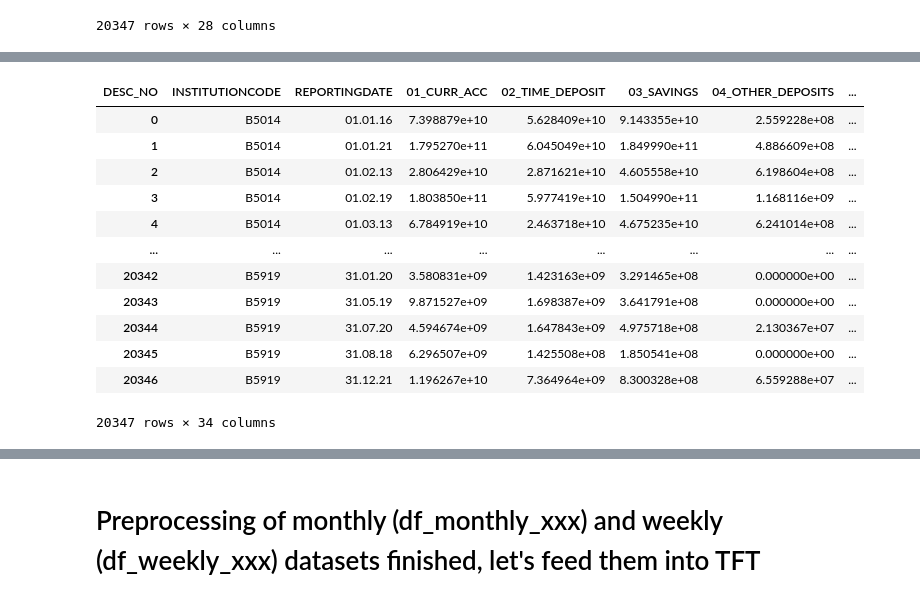
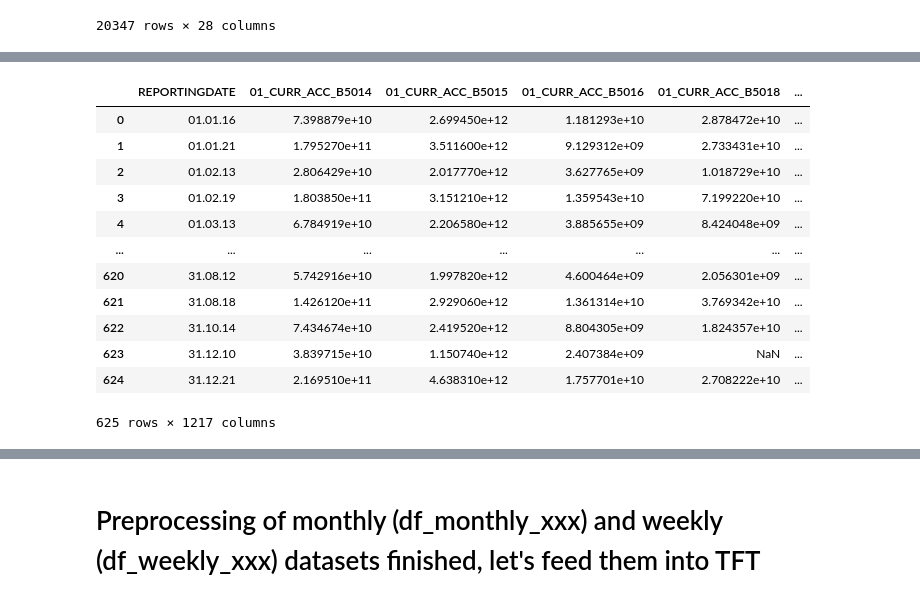
Before and after one commit to DianaZaig/Nowcasting-Techsprint, a Jupyter notebook: code/TechSprint_II_TFT.ipynb, the cells around one changed output, grey strips where cells are left out. Cells and saved outputs as stored; diff of their text form; code cells hidden in the pictures.

```diff
--- a/code/TechSprint_II_TFT.ipynb
+++ b/code/TechSprint_II_TFT.ipynb
@@ -174,16 +191,34 @@ dfX_01['XX_MLA'] = dfX_01.apply(lambda x: (100 * x['XX_TOTAL_LIQUID_ASSET']/x['X
 # %%
-dfX_01
+df_weekly = dfX_01.pivot_table(index=['REPORTINGDATE'], columns=['INSTITUTIONCODE'], values=['01_CURR_ACC',
+       '02_TIME_DEPOSIT', '03_SAVINGS', '04_OTHER_DEPOSITS',
+       '05_BANKS_DEPOSITS', '06_BORROWING_FROM_PUBLIC',
+       '07_INTERBANKS_LOAN_PAYABLE', '08_CHEQUES_ISSUED', '09_PAY_ORDERS',
+       '10_FOREIGN_DEPOSITS_AND_BORROWINGS',
+       '11_OFF_BALSHEET_COMMITMENTS', '12_OTHER_LIABILITIES', '13_CASH',
+       '14_CURRENT_ACC', '15_SMR_ACC', '16_FOREIGN CURRENCY',
+       '17_OTHER DEPOSITS', '18_BANKS_TZ', '19_BANKS_ABROAD',
+       '20_CHEQUES_ITEMS_FOR_CLEARING', '21_INTERBANK_LOANS',
+       '22_TREASURY_BILLS', '23_OTHER_GOV_SECURITIES',
+       '24_FOREIGN_CURRENCY', '25_COMMERCIAL_BILLS',
+       '26_PROMISSORY_NOTES', 'XX_CUSTOMER_DEPOSITS',
+       'XX_TOTAL_LIQUID_LIAB', 'XX_BOT_BALANCE', 'XX_BAL_IN_OTHER_BANKS',
+       'XX_TOTAL_LIQUID_ASSET', 'XX_MLA'])
+
+df_weekly.columns = df_weekly.columns.map('_'.join).str.strip('_')
+df_weekly = df_weekly.reset_index()
-# %% [output]
-| DESC_NO | INSTITUTIONCODE | REPORTINGDATE | 01_CURR_ACC | 02_TIME_DEPOSIT | 03_SAVINGS | 04_OTHER_DEPOSITS | ... |
-| 0 | B5014 | 01.01.16 | 7.398879e+10 | 5.628409e+10 | 9.143355e+10 | 2.559228e+08 | ... |
-| 1 | B5014 | 01.01.21 | 1.795270e+11 | 6.045049e+10 | 1.849990e+11 | 4.886609e+08 | ... |
-| 2 | B5014 | 01.02.13 | 2.806429e+10 | 2.871621e+10 | 4.605558e+10 | 6.198604e+08 | ... |
-| 3 | B5014 | 01.02.19 | 1.803850e+11 | 5.977419e+10 | 1.504990e+11 | 1.168116e+09 | ... |
-| 4 | B5014 | 01.03.13 | 6.784919e+10 | 2.463718e+10 | 4.675235e+10 | 6.241014e+08 | ... |
-| ... | ... | ... | ... | ... | ... | ... | ... |
-| 20342 | B5919 | 31.01.20 | 3.580831e+09 | 1.423163e+09 | 3.291465e+08 | 0.000000e+00 | ... |
-| 20343 | B5919 | 31.05.19 | 9.871527e+09 | 1.698387e+09 | 3.641791e+08 | 0.000000e+00 | ... |
-| 20344 | B5919 | 31.07.20 | 4.594674e+09 | 1.647843e+09 | 4.975718e+08 | 2.130367e+07 | ... |
-| 20345 | B5919 | 31.08.18 | 6.296507e+09 | 1.425508e+08 | 1.850541e+08 | 0.000000e+00 | ... |
-| 20346 | B5919 | 31.12.21 | 1.196267e+10 | 7.364964e+09 | 8.300328e+08 | 6.559288e+07 | ... |
-20347 rows × 34 columns
+# %%
+df_weekly
+# %% [output]
+|  | REPORTINGDATE | 01_CURR_ACC_B5014 | 01_CURR_ACC_B5015 | 01_CURR_ACC_B5016 | 01_CURR_ACC_B5018 | ... |
+| 0 | 01.01.16 | 7.398879e+10 | 2.699450e+12 | 1.181293e+10 | 2.878472e+10 | ... |
+| 1 | 01.01.21 | 1.795270e+11 | 3.511600e+12 | 9.129312e+09 | 2.733431e+10 | ... |
+| 2 | 01.02.13 | 2.806429e+10 | 2.017770e+12 | 3.627765e+09 | 1.018729e+10 | ... |
+| 3 | 01.02.19 | 1.803850e+11 | 3.151210e+12 | 1.359543e+10 | 7.199220e+10 | ... |
+| 4 | 01.03.13 | 6.784919e+10 | 2.206580e+12 | 3.885655e+09 | 8.424048e+09 | ... |
+| ... | ... | ... | ... | ... | ... | ... |
+| 620 | 31.08.12 | 5.742916e+10 | 1.997820e+12 | 4.600464e+09 | 2.056301e+09 | ... |
+| 621 | 31.08.18 | 1.426120e+11 | 2.929060e+12 | 1.361314e+10 | 3.769342e+10 | ... |
+| 622 | 31.10.14 | 7.434674e+10 | 2.419520e+12 | 8.804305e+09 | 1.824357e+10 | ... |
+| 623 | 31.12.10 | 3.839715e+10 | 1.150740e+12 | 2.407384e+09 | NaN | ... |
+| 624 | 31.12.21 | 2.169510e+11 | 4.638310e+12 | 1.757701e+10 | 2.708222e+10 | ... |
+625 rows × 1217 columns
```
Also changed, not shown: parts of 14 cells of this notebook.
